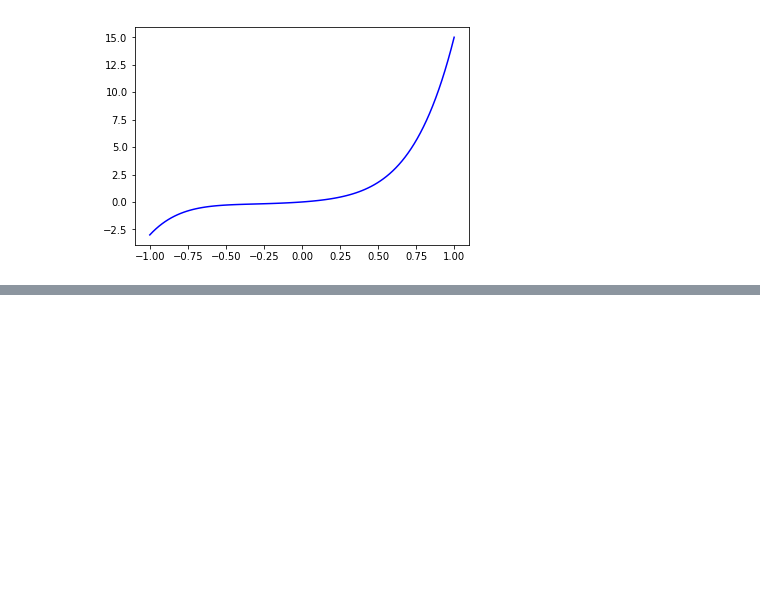
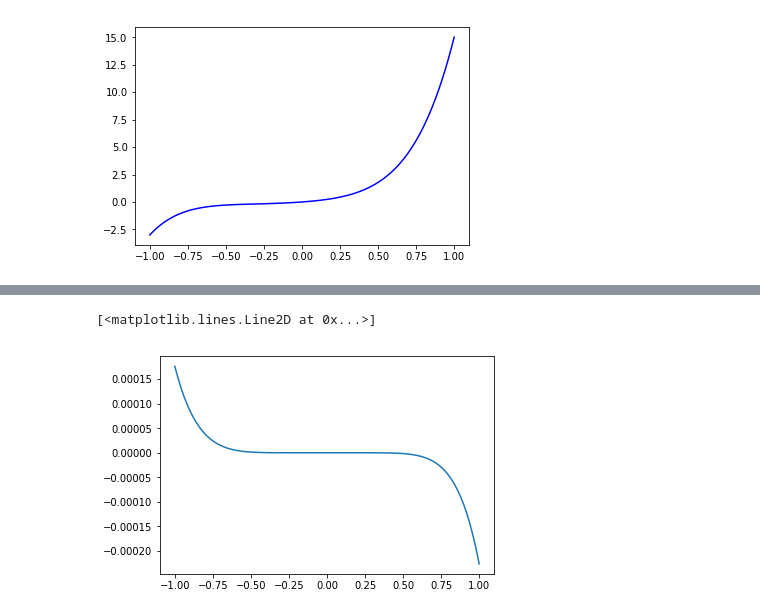
Before and after one commit to chikitkin/comp_math_mipt, a Jupyter notebook: 05-lecture/05-prac.ipynb, the cells around one changed output, grey strips where cells are left out. Saved outputs shown, nothing was run; the diff lists cells and outputs as text; code cells hidden in the pictures; blank space fills up the shorter version.

```diff
--- a/05-lecture/05-prac.ipynb
+++ b/05-lecture/05-prac.ipynb
@@ -139,0 +178,32 @@ plt.plot(xx,yy,'b-')
+# %%
+%matplotlib inline
+from scipy.interpolate import BarycentricInterpolator
+import numpy as np
+import math
+from matplotlib import pyplot as plt
+
+#
+# Так вычисляются значения многочлена
+#
+f = lambda x: np.sin(4*(x+1)**2) * np.exp(-x**2/0.25)
+n = 6
+xi = np.linspace(-1,1,n) # Узлы интерполяции - поменяйте на узлы Чебышева
+yi = f(xi) # Значения в узлах
+lagrange = BarycentricInterpolator(xi,yi)
+N = 100
+x = np.linspace(-1,1,N)
+f_p = lagrange(x) # Значения многочлена на подробной сетке
+
+#
+# Так можно вычислить значения многочлена Тейлора
+#
+f_t = np.zeros(N)
+x_0 = 0 # Точка, относительно которой делаем разложение
+for k in range(n+1):
+    dkf = 1 # Значения k-й производной в точке x_0
+    f_t = f_t + dkf / math.factorial(k) * (x - x_0)**k
+
+plt.plot(x, f_t -np.exp(x))
+# %% [output]
+[<matplotlib.lines.Line2D at 0x...>]
+[figure, added]
```
Also changed, not shown: parts of 5 cells of this notebook, 2 other files.
